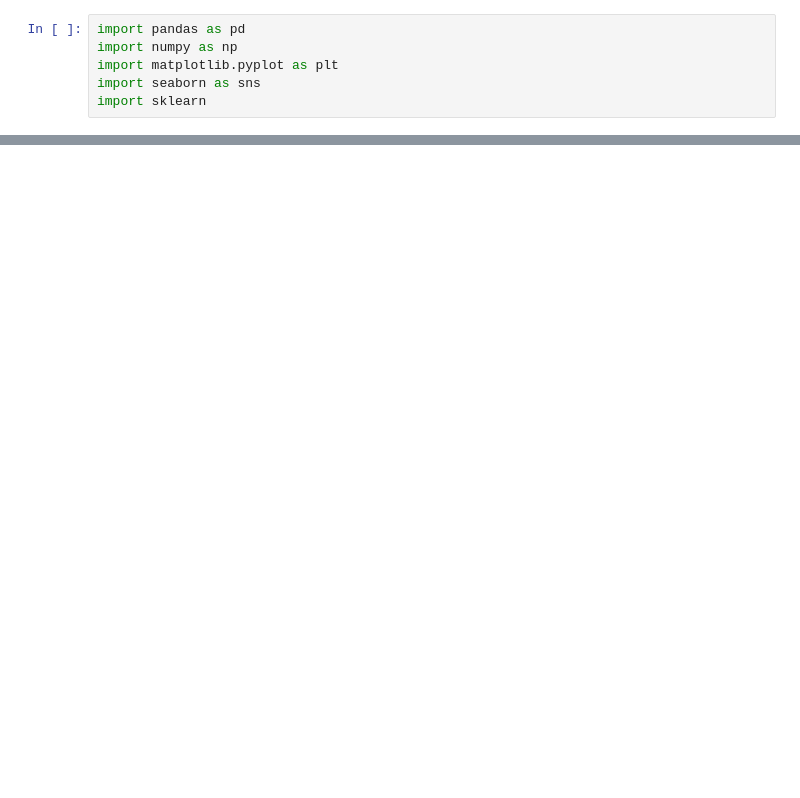
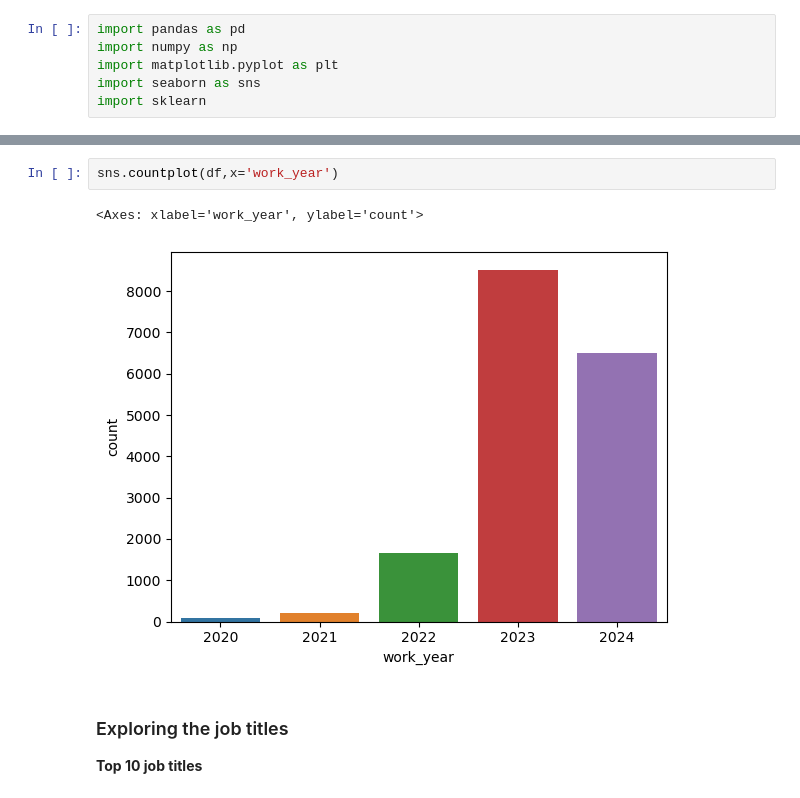
Before and after one commit to dhruv8315/Salary-Predictor, a Jupyter notebook: Salary-Predictor.ipynb, the cells around one changed output, grey strips where cells are left out. Cells and saved outputs as stored; diff of their text form; blank space fills up the shorter version.

```diff
--- a/Salary-Predictor.ipynb
+++ b/Salary-Predictor.ipynb
@@ -51,0 +153,8 @@ df.head()
+# %%
+sns.countplot(df,x='work_year')
+# %% [output]
+<Axes: xlabel='work_year', ylabel='count'>
+[figure, added]
+# %% [markdown]
+### Exploring the job titles
+<strong>Top 10 job titles</strong>
```
Also changed, not shown: parts of 15 cells of this notebook.
